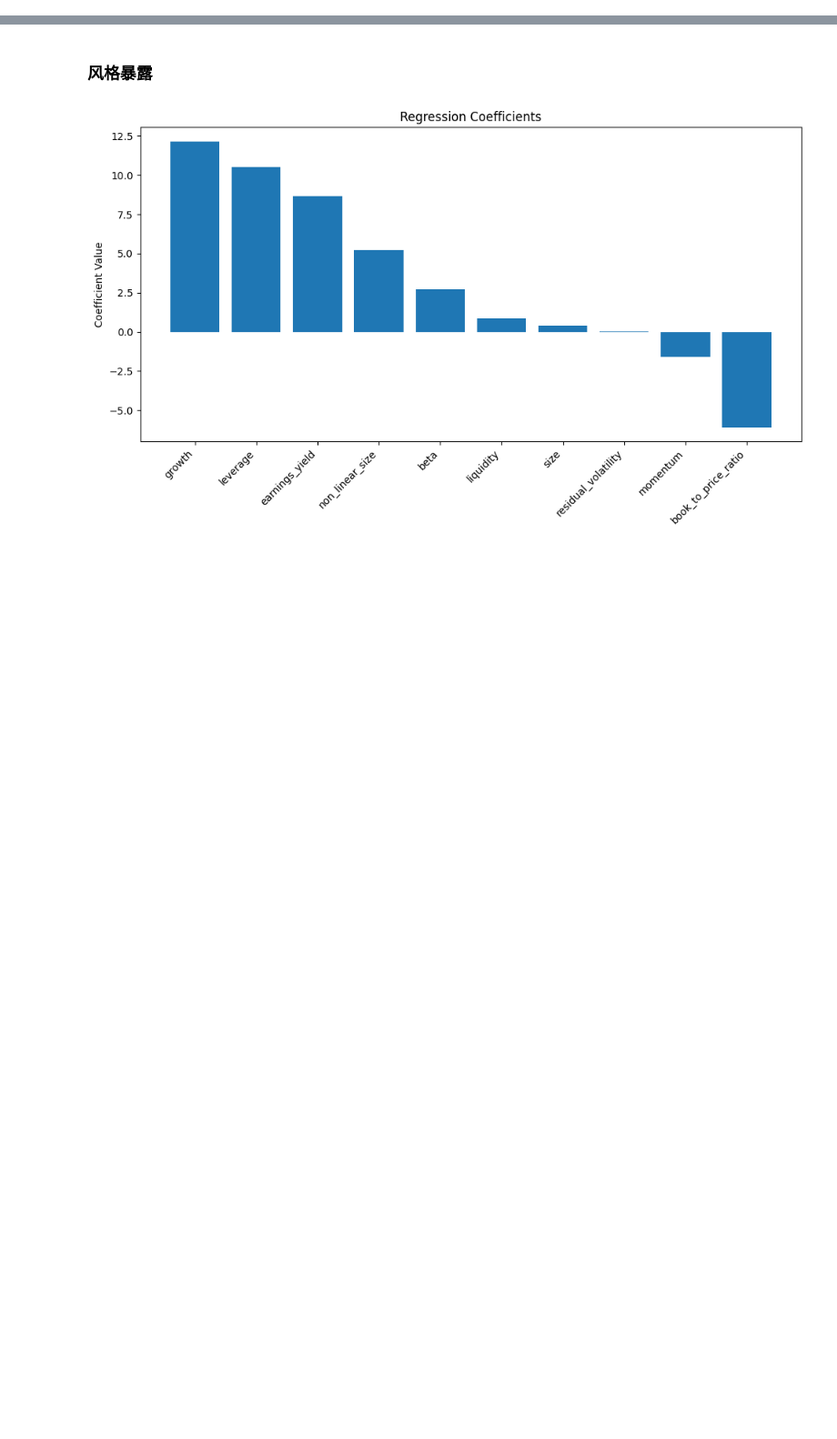
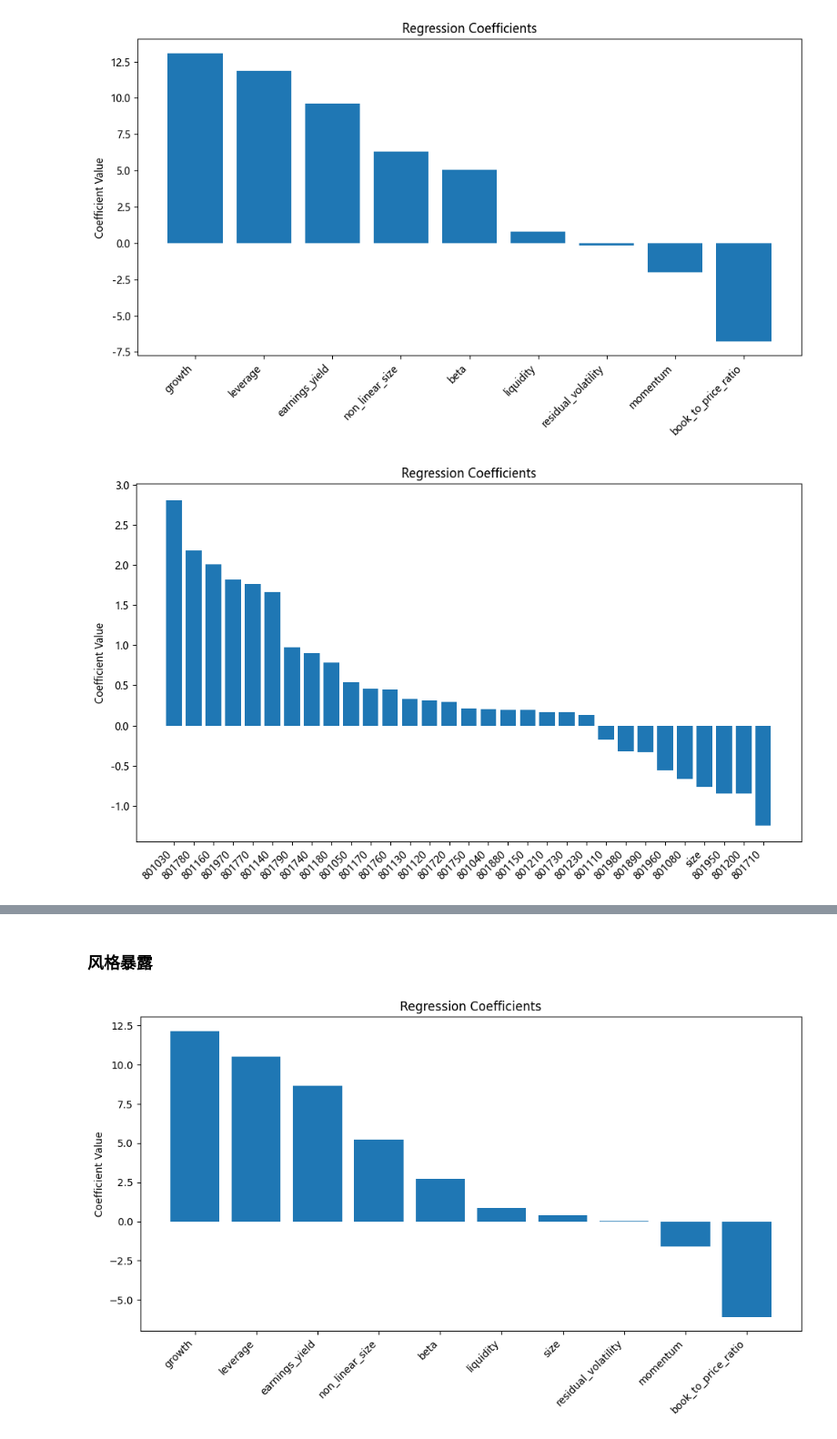
Before and after one commit to Slow-birds/Private_nav_research, a Jupyter notebook: test.ipynb, the cells around one changed output, grey strips where cells are left out. Shown at 91% size. Cells and saved outputs as stored; diff of their text form; code cells hidden in the pictures; blank space fills up the shorter version.

```diff
--- a/test.ipynb
+++ b/test.ipynb
@@ -0,0 +1,13 @@
+# %%
+from barra import BarraAnalyse
+
+nav_data_path = r"千衍六和31号净值20250814.xlsx"
+factor_data_path = r"factor_return.xlsx"
+demo = BarraAnalyse(nav_data_path,factor_data_path)
+demo.get_data()
+demo.get_style_exposure()
+demo.get_barra()
+demo.get_barra_rolling()
+# %% [output]
+[figure, added]
+[figure, added]
```
Also changed, not shown: parts of 7 cells of this notebook, 30 other files.
